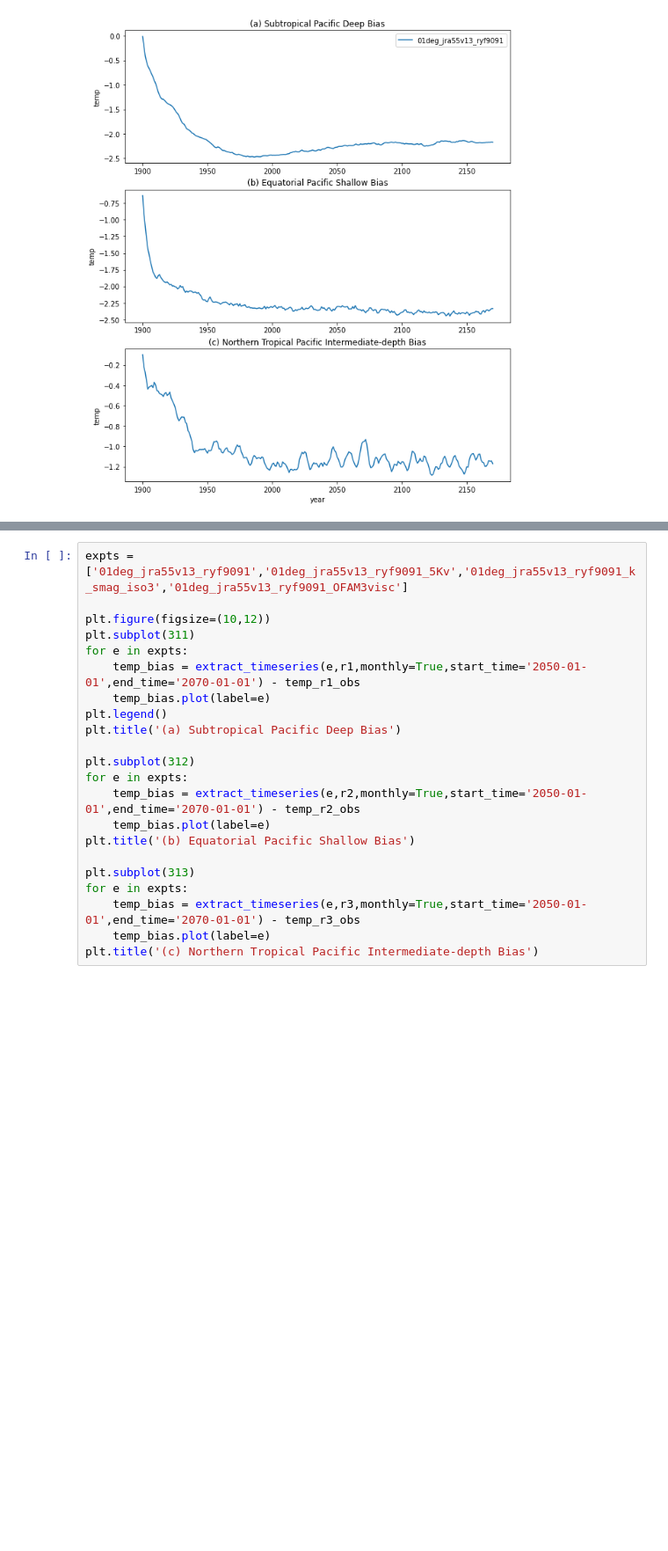
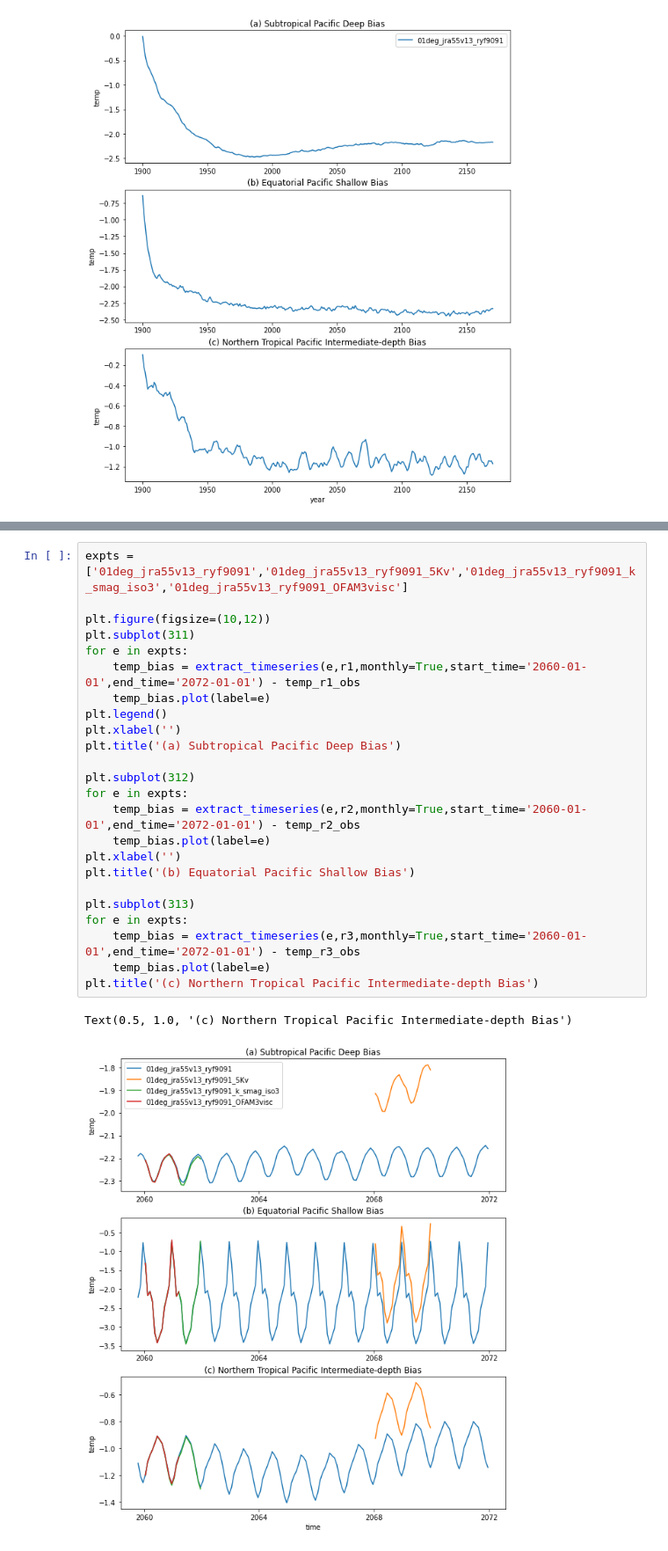
Before and after one commit to COSIMA/ACCESS-OM2-Temp-Biases, a Jupyter notebook: PacificTempBiasTimeseries.ipynb, the cells around one changed output, grey strips where cells are left out. Shown at 88% size. Saved outputs shown, nothing was run; the diff lists cells and outputs as text; blank space fills up the shorter version.

Commit message:
updating timeseries plots

```diff
--- a/PacificTempBiasTimeseries.ipynb
+++ b/PacificTempBiasTimeseries.ipynb
@@ -153,22 +159,27 @@ Text(0.5, 1.0, '(c) Northern Tropical Pacific Intermediate-depth Bias')
 # %%
 expts = ['01deg_jra55v13_ryf9091','01deg_jra55v13_ryf9091_5Kv','01deg_jra55v13_ryf9091_k_smag_iso3','01deg_jra55v13_ryf9091_OFAM3visc']
 
 plt.figure(figsize=(10,12))
 plt.subplot(311)
 for e in expts:
-    temp_bias = extract_timeseries(e,r1,monthly=True,start_time='2050-01-01',end_time='2070-01-01') - temp_r1_obs
+    temp_bias = extract_timeseries(e,r1,monthly=True,start_time='2060-01-01',end_time='2072-01-01') - temp_r1_obs
     temp_bias.plot(label=e)
 plt.legend()
+plt.xlabel('')
 plt.title('(a) Subtropical Pacific Deep Bias')
 
 plt.subplot(312)
 for e in expts:
-    temp_bias = extract_timeseries(e,r2,monthly=True,start_time='2050-01-01',end_time='2070-01-01') - temp_r2_obs
+    temp_bias = extract_timeseries(e,r2,monthly=True,start_time='2060-01-01',end_time='2072-01-01') - temp_r2_obs
     temp_bias.plot(label=e)
+plt.xlabel('')
 plt.title('(b) Equatorial Pacific Shallow Bias')
 
 plt.subplot(313)
 for e in expts:
-    temp_bias = extract_timeseries(e,r3,monthly=True,start_time='2050-01-01',end_time='2070-01-01') - temp_r3_obs
+    temp_bias = extract_timeseries(e,r3,monthly=True,start_time='2060-01-01',end_time='2072-01-01') - temp_r3_obs
     temp_bias.plot(label=e)
 plt.title('(c) Northern Tropical Pacific Intermediate-depth Bias')
+# %% [output]
+Text(0.5, 1.0, '(c) Northern Tropical Pacific Intermediate-depth Bias')
+[figure, added]
```
Also changed, not shown: parts of 5 cells of this notebook.
